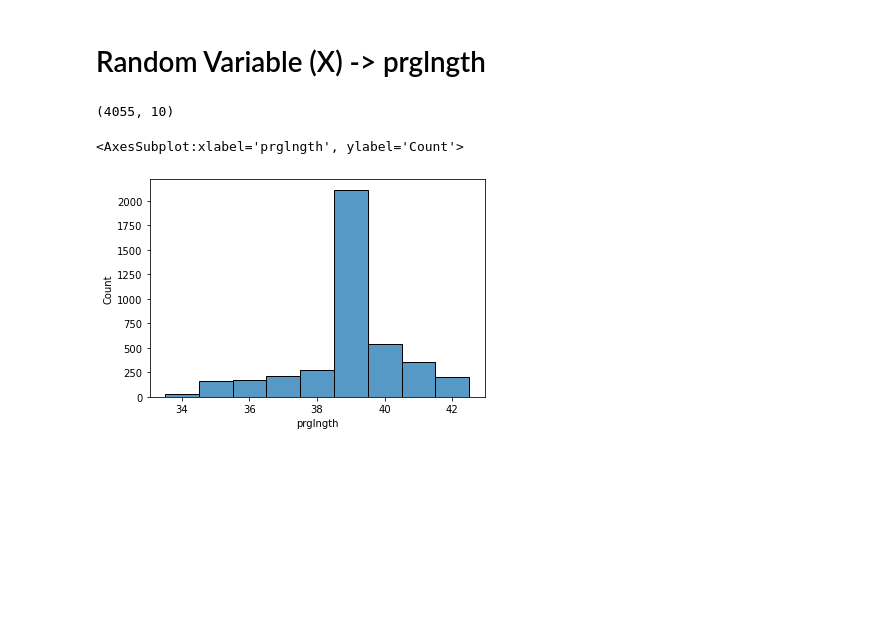
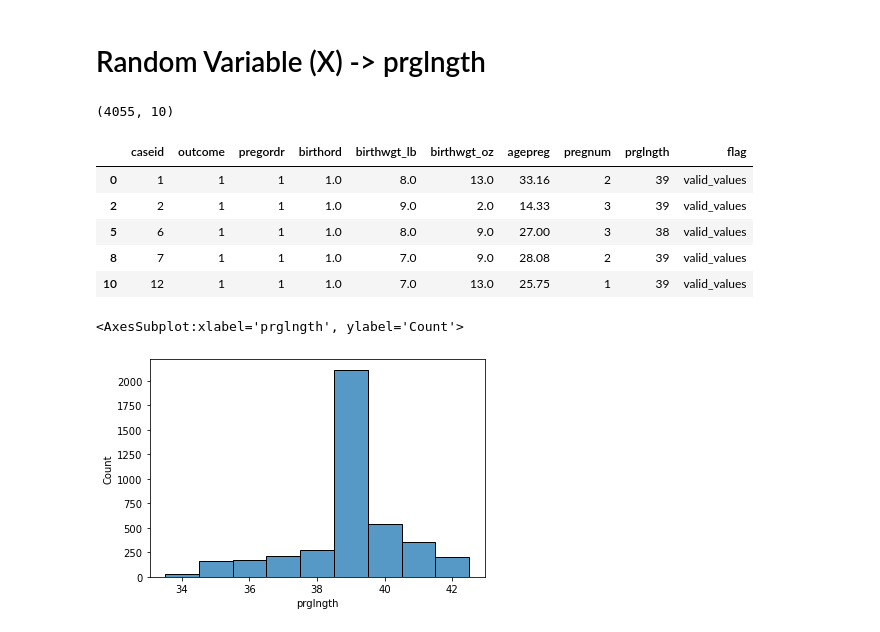
Before and after one commit to PrasadNehe/ThinkStats2, a Jupyter notebook: code/JobsyStat.ipynb, the cells around one changed output. Saved outputs shown, nothing was run; the diff lists cells and outputs as text; code cells hidden in the pictures; blank space fills up the shorter version.

```diff
--- a/code/JobsyStat.ipynb
+++ b/code/JobsyStat.ipynb
@@ -1044,6 +1044,15 @@ To get from frequencies to probabilities, we divide through by n, which is calle
 firsts.shape
 # %% [output]
 (4055, 10)
+# %%
+firsts.head()
+# %% [output]
+|  | caseid | outcome | pregordr | birthord | birthwgt_lb | birthwgt_oz | agepreg | pregnum | prglngth | flag |
+| 0 | 1 | 1 | 1 | 1.0 | 8.0 | 13.0 | 33.16 | 2 | 39 | valid_values |
+| 2 | 2 | 1 | 1 | 1.0 | 9.0 | 2.0 | 14.33 | 3 | 39 | valid_values |
+| 5 | 6 | 1 | 1 | 1.0 | 8.0 | 9.0 | 27.00 | 3 | 38 | valid_values |
+| 8 | 7 | 1 | 1 | 1.0 | 7.0 | 9.0 | 28.08 | 2 | 39 | valid_values |
+| 10 | 12 | 1 | 1 | 1.0 | 7.0 | 13.0 | 25.75 | 1 | 39 | valid_values |
 # %%
 sns.histplot(firsts.prglngth, discrete = True)
 # %% [output]
```
Also changed, not shown: parts of 33 cells of this notebook.
